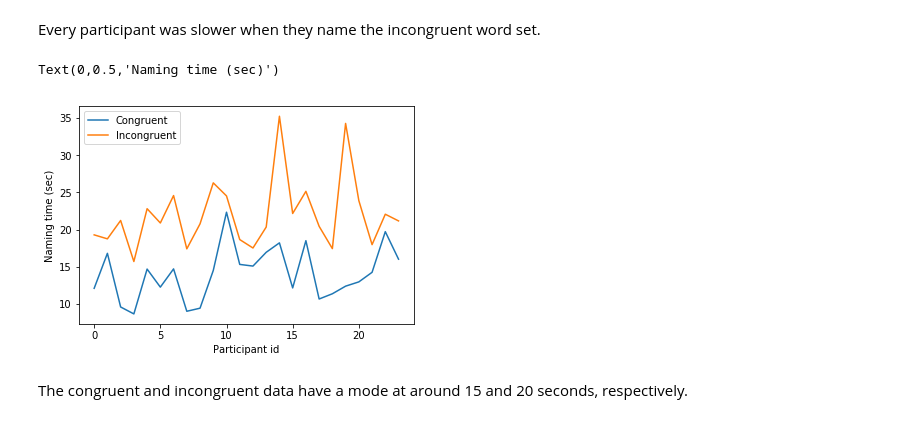
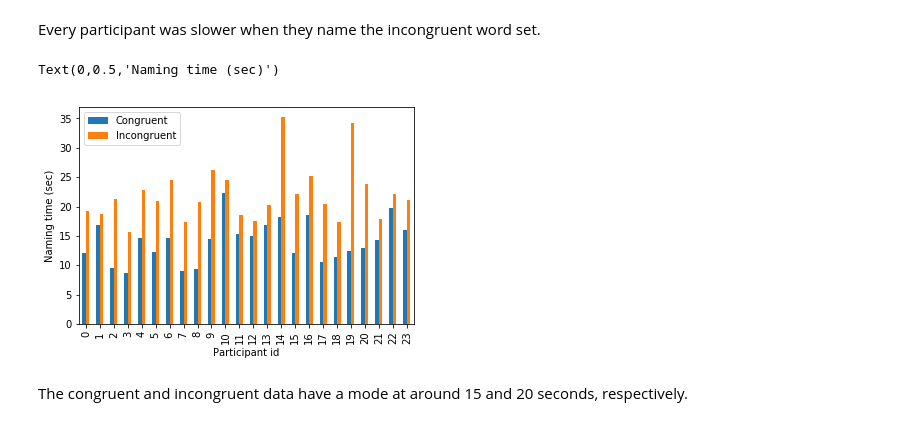
Before and after one commit to ruddyscent/is-project, a Jupyter notebook: Test a Perceptual Phenomenon.ipynb, the cells around one changed output. Cells and saved outputs as stored; diff of their text form; code cells hidden in the pictures.

```diff
--- a/Test a Perceptual Phenomenon.ipynb
+++ b/Test a Perceptual Phenomenon.ipynb
@@ -61,12 +61,12 @@ stroop.describe()
 # %% [markdown]
 Every participant was slower when they name the incongruent word set.
 # %%
-ax = stroop.plot()
+ax = stroop.plot(kind='bar')
 ax.set_xlabel("Participant id")
 ax.set_ylabel("Naming time (sec)")
 # %% [output]
 Text(0,0.5,'Naming time (sec)')
-[figure, old version]
+[figure, new version]
 # %% [markdown]
 The congruent and incongruent data have a mode at around 15 and 20 seconds, respectively.
 # %%
```
Also changed, not shown: parts of 2 cells of this notebook, 1 other file.
